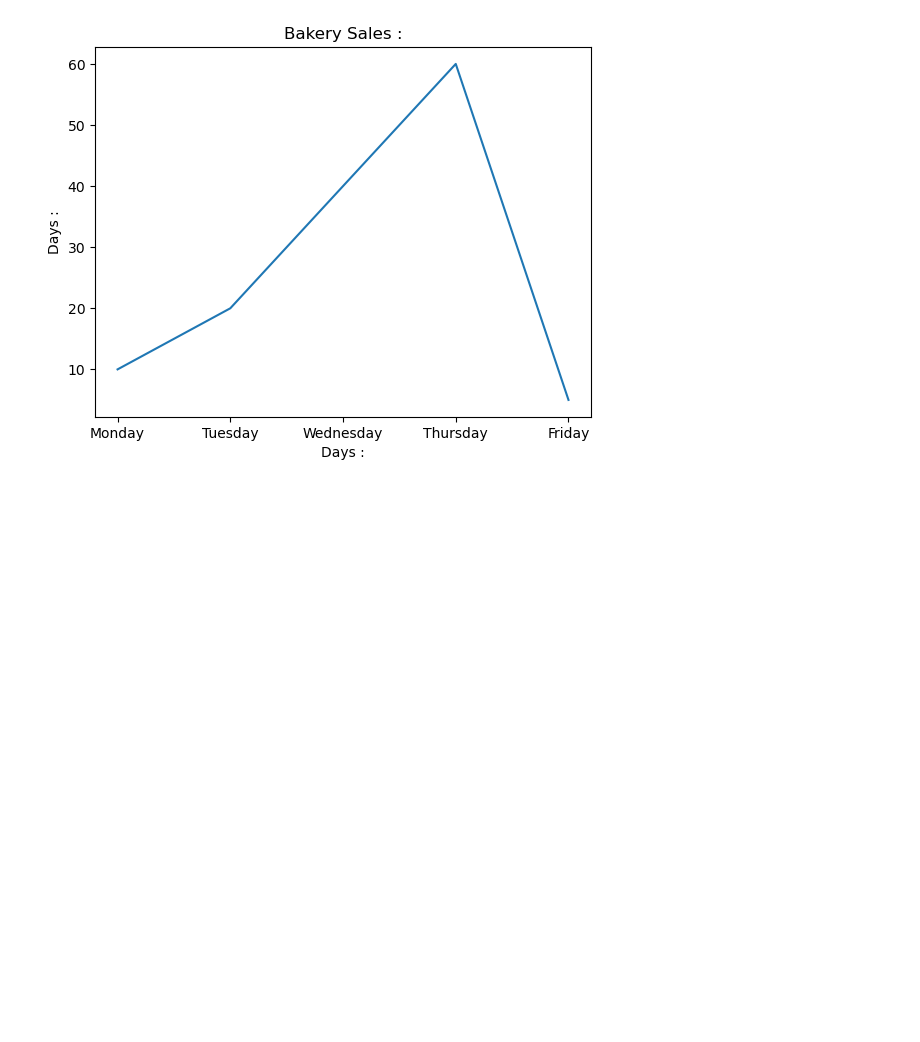
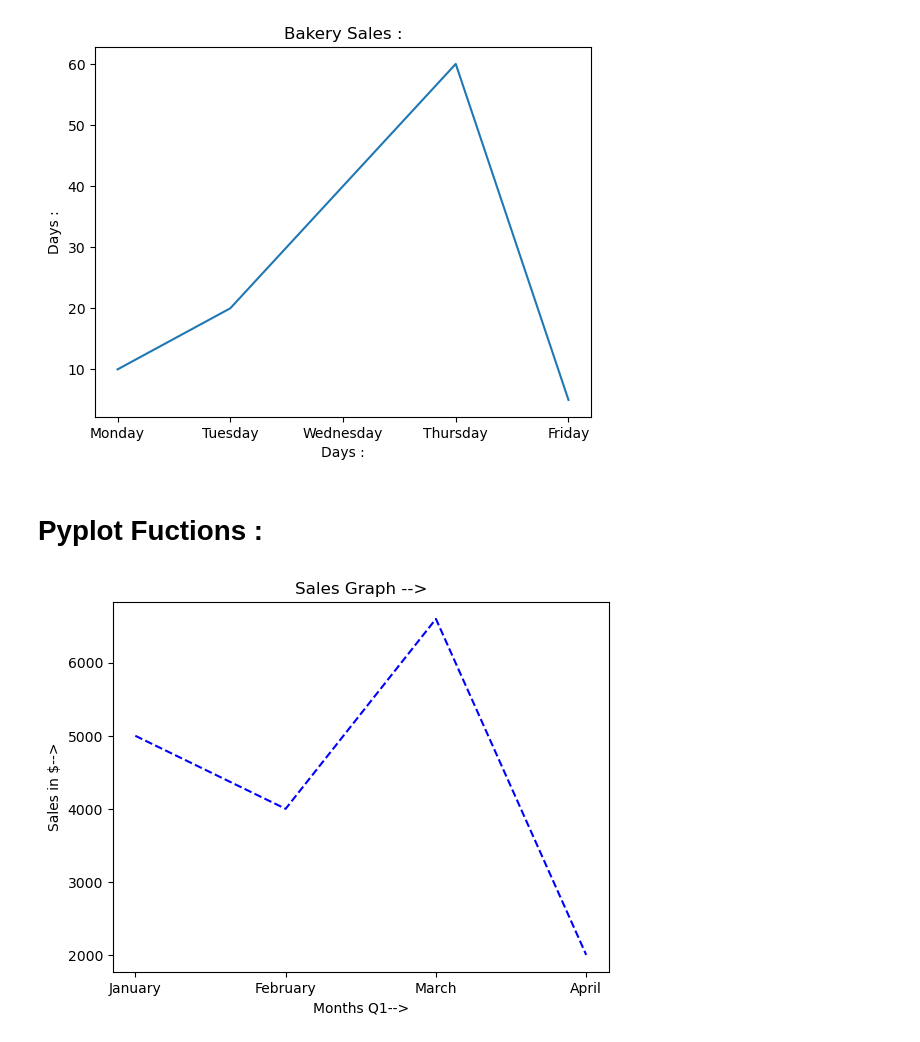
Before and after one commit to Nevin100/Data-Visualization, a Jupyter notebook: Matplotlib.ipynb, the cells around one changed output. Cells and saved outputs as stored; diff of their text form; code cells hidden in the pictures; blank space fills up the shorter version.

Commit message:
Pyplot Fundamental understanding Completed

```diff
--- a/Matplotlib.ipynb
+++ b/Matplotlib.ipynb
@@ -44,3 +44,23 @@ plt.plot(x,y)
 plt.show()
 # %% [output]
 [figure]
+# %% [markdown]
+# Pyplot Fuctions :
+# %%
+# 1.) plt.plot(x,y, {rest optional...}) --> plottig purpose
+# 2.) plt.title() --> Title Heading of the Plot
+# 3.) plt.xlabel() & plt.ylabel() --> labels for x and y
+# 4.) plt.show() --> To Show the plot
+
+months = ['January','February', 'March', 'April' ]
+sales = [5000,4000,6600,2000]
+
+plt.title("Sales Graph -->")
+
+plt.xlabel("Months Q1-->")
+plt.ylabel("Sales in $-->")
+
+plt.plot(months, sales, color='blue', linestyle='--')
+plt.show()
+# %% [output]
+[figure, added]
```
